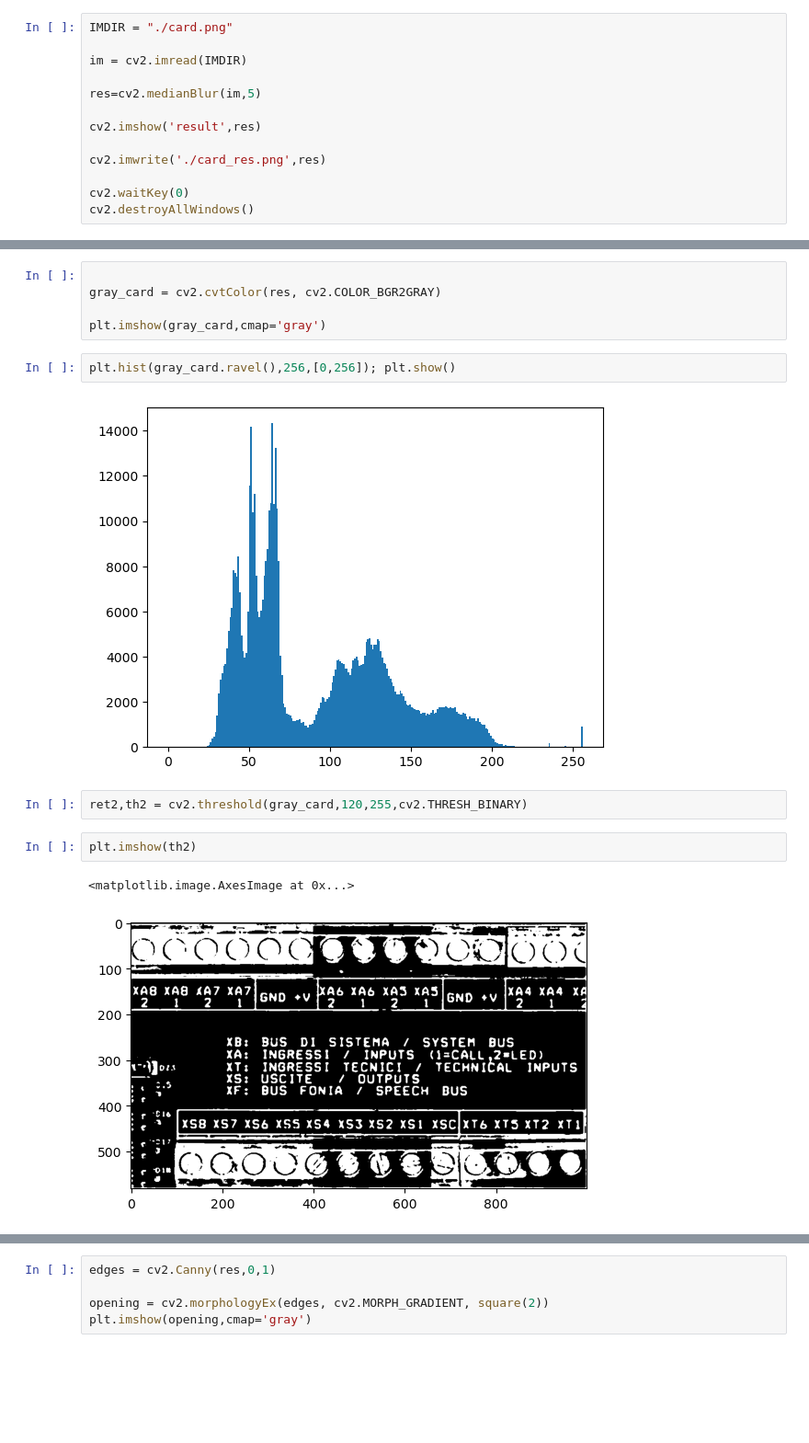
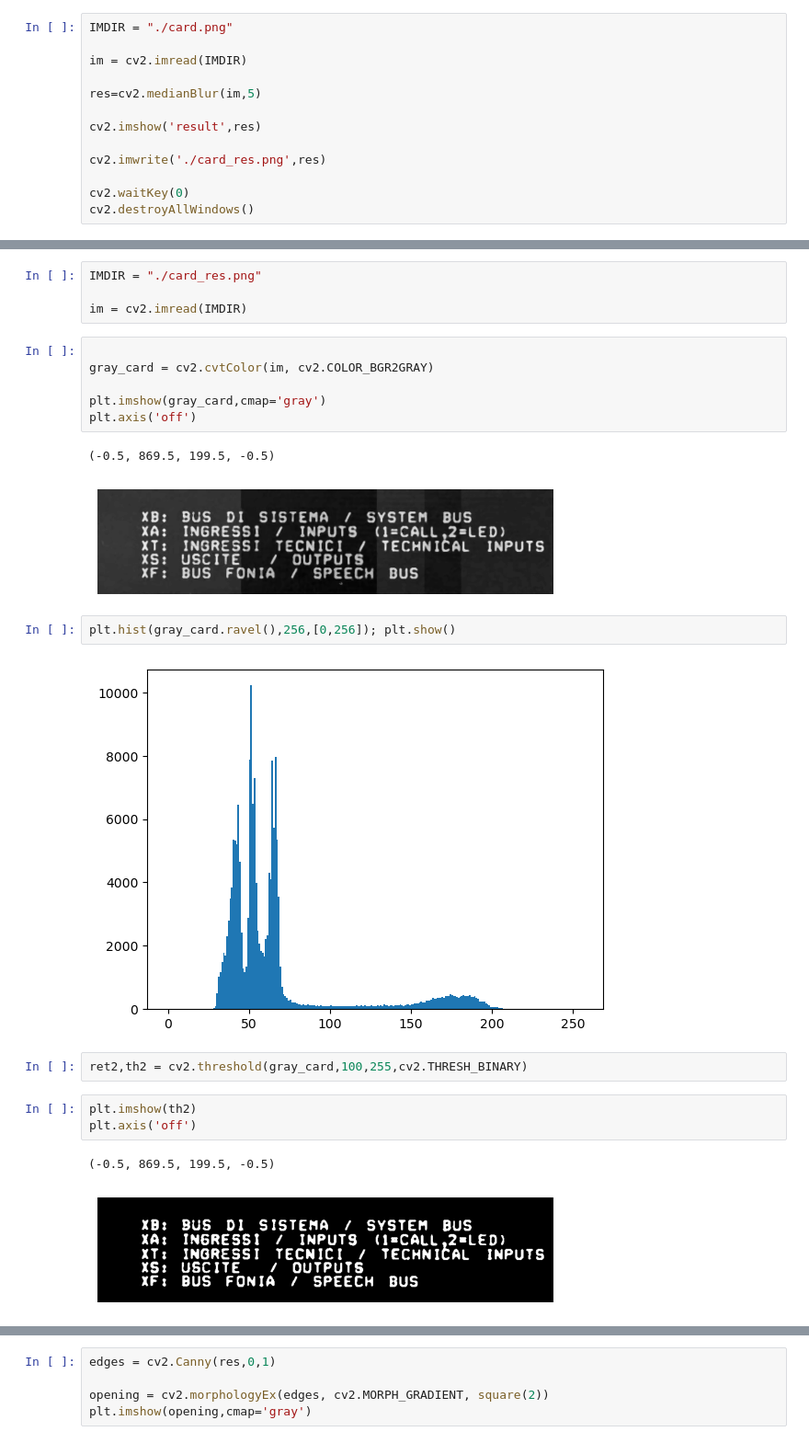
Before and after one commit to rimBesbes/Image-ProcessingTool, a Jupyter notebook: RIM.ipynb, the cells around one changed output, grey strips where cells are left out. Shown at 92% size. Drawn from its saved outputs; the diff is of its cells as text; blank space fills up the shorter version.

```diff
--- a/RIM.ipynb
+++ b/RIM.ipynb
@@ -146,18 +192,27 @@ cv2.destroyAllWindows()
+# %%
+IMDIR = "./card_res.png"
+
+im = cv2.imread(IMDIR)
 # %%
 
-gray_card = cv2.cvtColor(res, cv2.COLOR_BGR2GRAY)
+gray_card = cv2.cvtColor(im, cv2.COLOR_BGR2GRAY)
 
 plt.imshow(gray_card,cmap='gray')
+plt.axis('off')
+# %% [output]
+(-0.5, 869.5, 199.5, -0.5)
+[figure, added]
 # %%
 plt.hist(gray_card.ravel(),256,[0,256]); plt.show()
 # %% [output]
-[figure, old version]
+[figure, new version]
 # %%
-ret2,th2 = cv2.threshold(gray_card,120,255,cv2.THRESH_BINARY)
+ret2,th2 = cv2.threshold(gray_card,100,255,cv2.THRESH_BINARY)
 # %%
 plt.imshow(th2)
+plt.axis('off')
 # %% [output]
-<matplotlib.image.AxesImage at 0x...>
+(-0.5, 869.5, 199.5, -0.5)
-[figure, old version]
+[figure, new version]
 # %%
 
```
Also changed, not shown: parts of 19 cells of this notebook.
